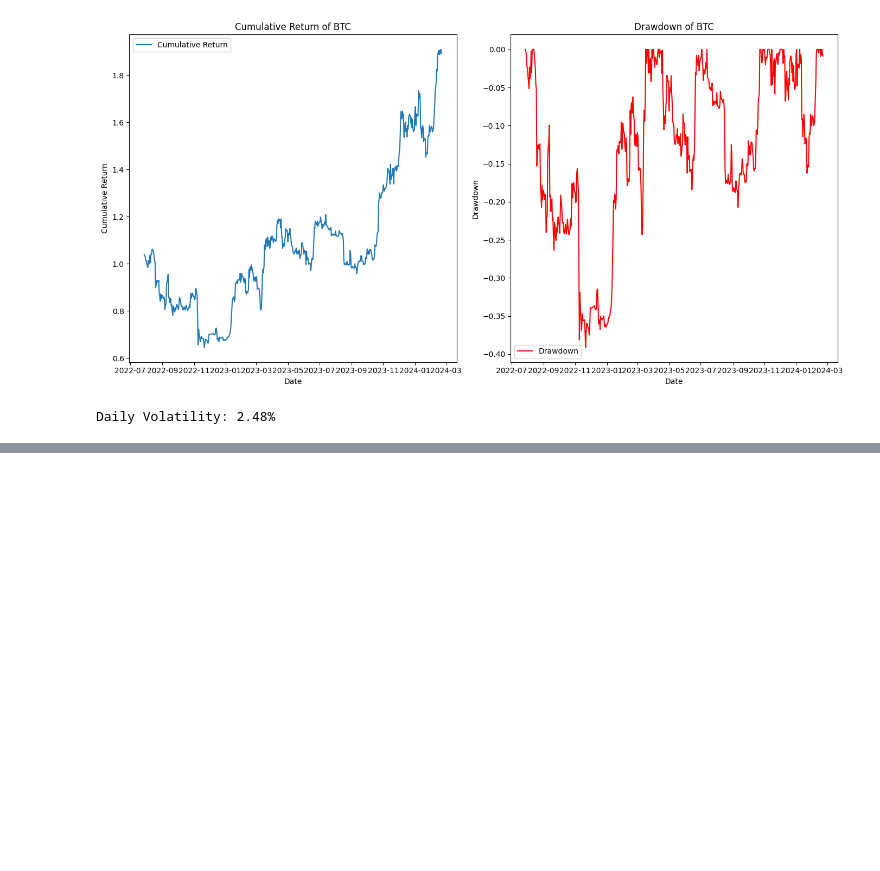
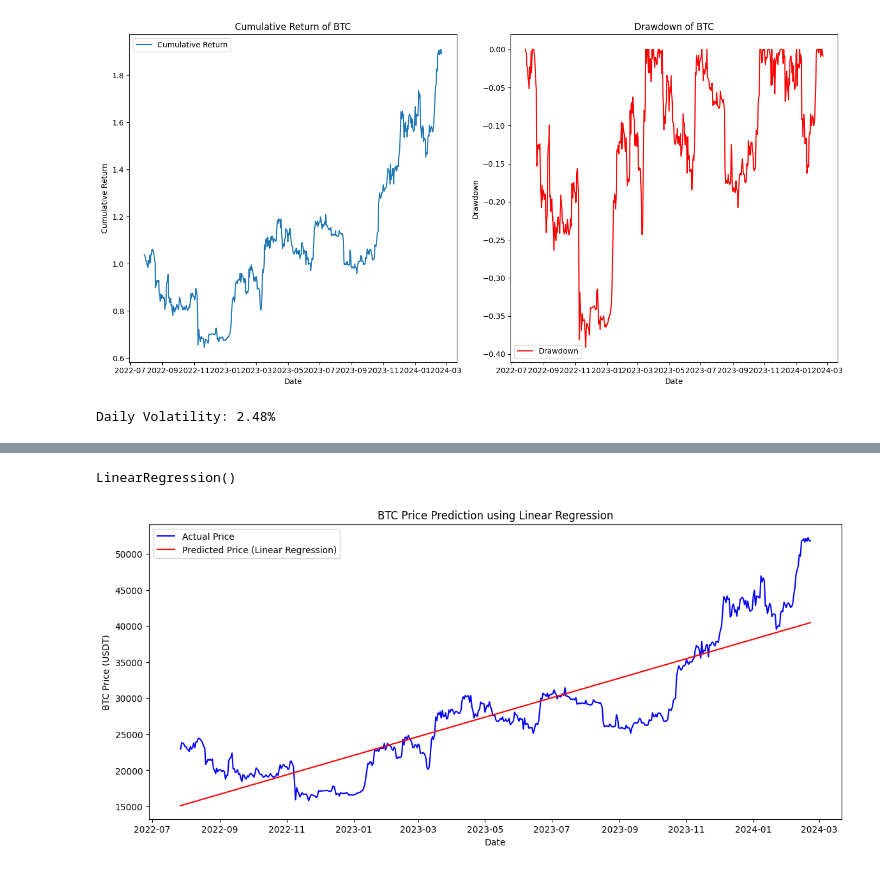
Before and after one commit to harshit4311/BTC-Forecasting-Methods, a Jupyter notebook: code/calculating_metrics.ipynb, the cells around one changed output, grey strips where cells are left out. Saved outputs shown, nothing was run; the diff lists cells and outputs as text; code cells hidden in the pictures; blank space fills up the shorter version.

```diff
--- a/code/calculating_metrics.ipynb
+++ b/code/calculating_metrics.ipynb
@@ -162,0 +186,3 @@ Daily Volatility: 2.48%
+# %%
+# to change "Date" from index to column
+df = df.reset_index()
@@ -162,0 +205,28 @@ Daily Volatility: 2.48%
+# %%
+df['Date'] = pd.to_datetime(df['Date'])
+df['Date_ordinal'] = df['Date'].map(pd.Timestamp.toordinal)
+
+X = df[['Date_ordinal']]
+y = df['Close']
+# %%
+from sklearn.linear_model import LinearRegression
+model = LinearRegression()
+
+model.fit(X, y)
+# %% [output]
+LinearRegression()
+# %%
+y_pred = model.predict(X)
+# %%
+import matplotlib.pyplot as plt
+
+plt.figure(figsize=(14,6))
+plt.plot(df['Date'], y, label="Actual Price", color='blue')
+plt.plot(df['Date'], y_pred, label="Predicted Price (Linear Regression)", color='red')
+plt.legend()
+plt.title("BTC Price Prediction using Linear Regression")
+plt.xlabel("Date")
+plt.ylabel("BTC Price (USDT)")
+plt.show()
+# %% [output]
+[figure, added]
```
Also changed, not shown: parts of 30 cells of this notebook.
